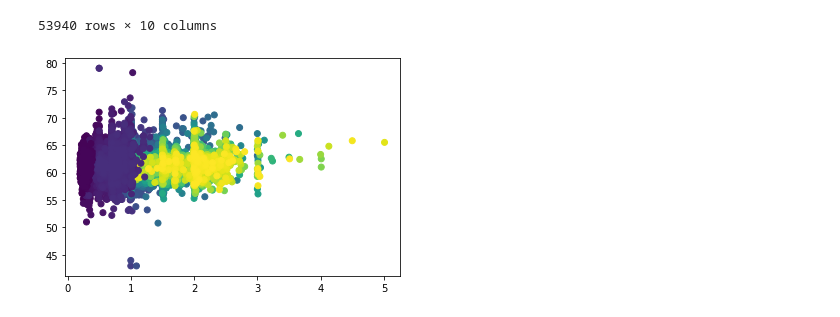
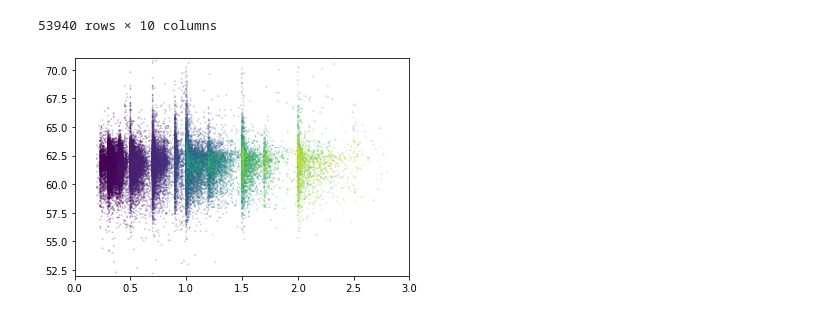
Before and after one commit to anikomaraz/python_courses_postbootcamp, a Jupyter notebook: matplotlib.ipynb, the cells around one changed output. Saved outputs shown, nothing was run; the diff lists cells and outputs as text; code cells hidden in the pictures.

```diff
--- a/matplotlib.ipynb
+++ b/matplotlib.ipynb
@@ -180,9 +182,14 @@ data
 | 53939 | 0.75 | Ideal | D | SI2 | 62.2 | 55.0 | 2757 | 5.83 | 5.87 | 3.64 |
 53940 rows × 10 columns
 # %%
+# create a plot on carat X depth (where no association is expected)
+# color by price (carat should have an effect on the price, but not depth)
+
 fig, ax = plt.subplots()
 ax.scatter(data['carat'], data['depth'],
-           c = data['price'])
+           c = data['price'], alpha= 0.2, s = 0.8)
+plt.ylim([52, 71])
+plt.xlim([0, 3])
 plt.show()
 # %% [output]
-[figure, old version]
+[figure, new version]
```
Also changed, not shown: parts of 1 cell of this notebook.
